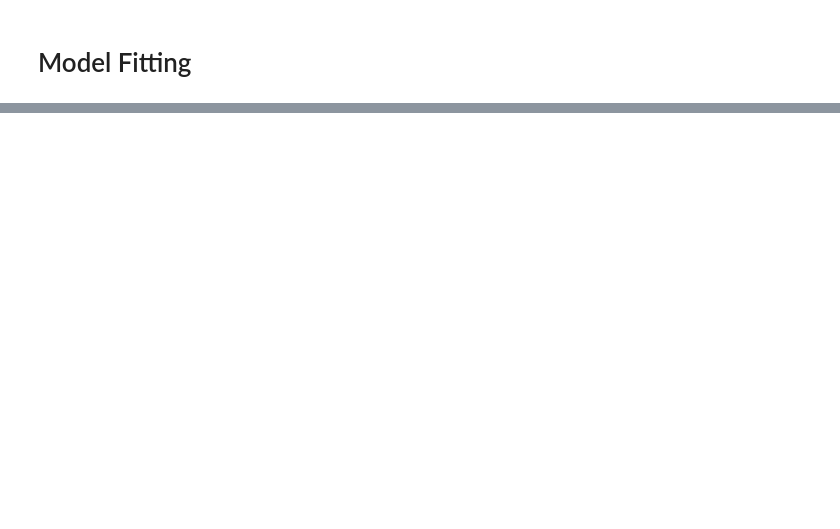
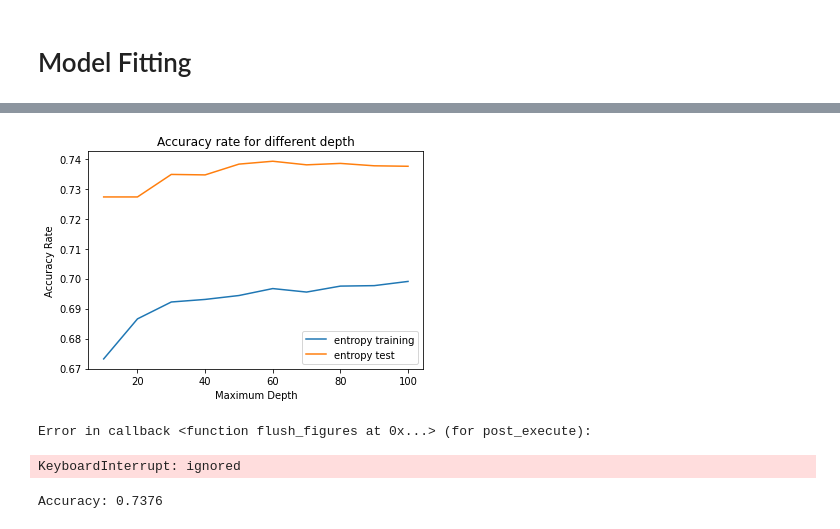
Before and after one commit to Chenzhang0329/Credit_Score_Classification, a Jupyter notebook: 6100_final_project.ipynb, the cells around one changed output, grey strips where cells are left out. Cells and saved outputs as stored; diff of their text form; code cells hidden in the pictures; blank space fills up the shorter version.

```diff
--- a/6100_final_project.ipynb
+++ b/6100_final_project.ipynb
@@ -311,0 +458,5 @@ ValueError: could not convert string to float: 'CUS_0xd40'
+# %%
+from sklearn import metrics
+
+predict_y = treeclf.predict(validation_set)
+print("Accuracy:",metrics.accuracy_score(validation_respond, predict_y))
@@ -311,0 +532,25 @@ ValueError: could not convert string to float: 'CUS_0xd40'
+# %%
+from sklearn.ensemble import RandomForestClassifier
+# 77
+n_estimator = [10, 20, 30, 40, 50, 60, 70, 80, 90, 100]
+criterion_list = ['gini', 'entropy']
+#randfclf = BaggingClassifier()
+train_score_lst = []
+test_score_lst = []
+for item in ['gini', 'entropy']:
+  train_lst = []
+  test_lst = []
+  for i in depth_lst:
+    treeclf = RandomForestClassifier(n_estimators = i, criterion = item)
+    scores=cross_val_score(estimator = treeclf,X=new_train_set,y =train_y,cv = 10)
+    # for validation set
+    treeclf.fit(new_train_set, train_y)
+    predict_y = treeclf.predict(validation_set)
+    test_lst.append(metrics.accuracy_score(validation_respond, predict_y))
+    print(scores)
+    print(np.mean(scores))
+    train_lst.append(np.mean(scores))
+  #plt.plot(depth_lst, item_lst)
+
+train_score_lst.append(train_lst)
+test_score_lst.append(test_lst)
@@ -311,0 +575,16 @@ ValueError: could not convert string to float: 'CUS_0xd40'
+# %%
+plt.plot(depth_lst, train_score_lst[0], label = 'entropy training')
+#plt.plot(depth_lst, train_score_lst[1], label = 'entropy training')
+plt.plot(depth_lst, test_score_lst[0], label = 'entropy test')
+#plt.plot(depth_lst, test_score_lst[1], label = 'entropy test')
+
+#plt.plot(depth_lst, score_lst[2], label = 'log_loss')
+plt.title('Accuracy rate for different depth')
+plt.xlabel('Maximum Depth')
+plt.ylabel('Accuracy Rate')
+plt.legend()
+fig1 = plt.gcf()
+plt.show()
+fig1.savefig('randomforest1.png')
+# %% [output]
+[figure, added]
@@ -311,0 +594,12 @@ ValueError: could not convert string to float: 'CUS_0xd40'
+# %%
+fig = plt.figure(figsize=(30,22), dpi=500)
+tree.plot_tree(treeclf[0])
+fig.savefig('imagename1.png')
+# %% [output]
+Error in callback <function flush_figures at 0x...> (for post_execute):
+KeyboardInterrupt: ignored
+# %%
+predict_y = treeclf.predict(validation_set)
+print("Accuracy:",metrics.accuracy_score(validation_respond, predict_y))
+# %% [output]
+Accuracy: 0.7376
```
Also changed, not shown: parts of 49 cells of this notebook.
